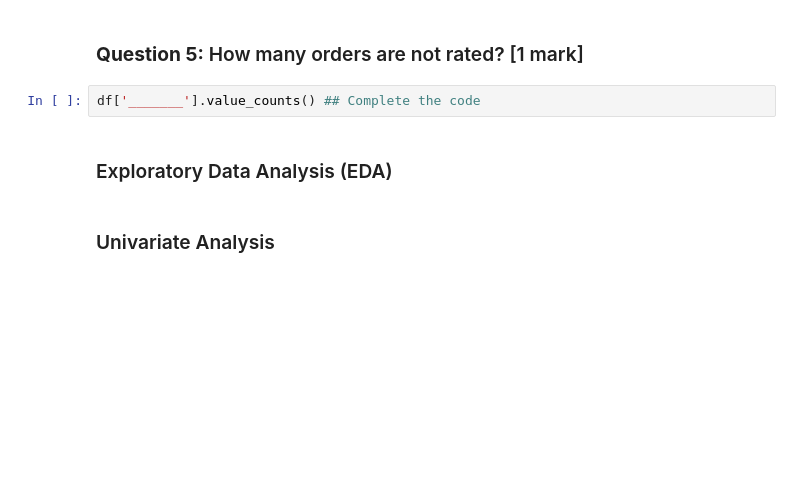
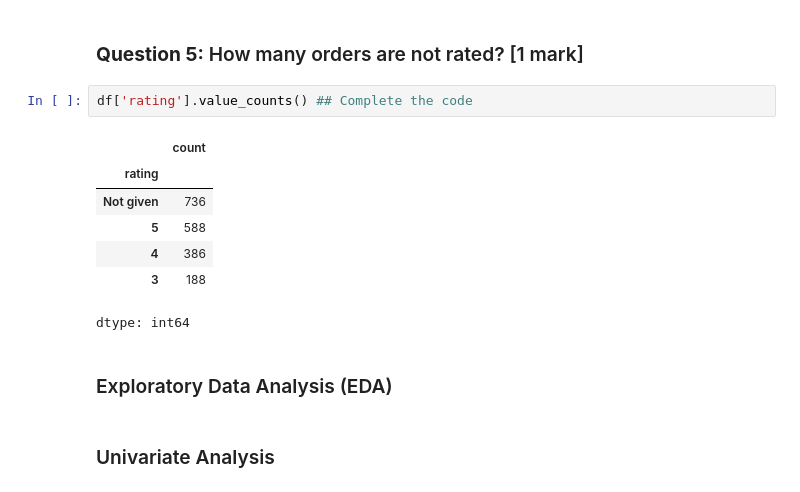
Before and after one commit to SudipKundu2023/Greatlearning, a Jupyter notebook: FoodHubUsecase/PYF_Project_Learner_Notebook_Low_Code.ipynb, the cells around one changed output. Drawn from its saved outputs; the diff is of its cells as text; blank space fills up the shorter version.

```diff
--- a/FoodHubUsecase/PYF_Project_Learner_Notebook_Low_Code.ipynb
+++ b/FoodHubUsecase/PYF_Project_Learner_Notebook_Low_Code.ipynb
@@ -110,7 +158,15 @@ df.'_______' ## Write the appropriate function to print the statitical summary o
 # %% [markdown]
 ### **Question 5:** How many orders are not rated? [1 mark]
 # %%
-df['_______'].value_counts() ## Complete the code
+df['rating'].value_counts() ## Complete the code
+# %% [output]
+|  | count |
+| rating |  |
+| Not given | 736 |
+| 5 | 588 |
+| 4 | 386 |
+| 3 | 188 |
+dtype: int64
 # %% [markdown]
 ### Exploratory Data Analysis (EDA)
 # %% [markdown]
```
Also changed, not shown: parts of 5 cells of this notebook.
